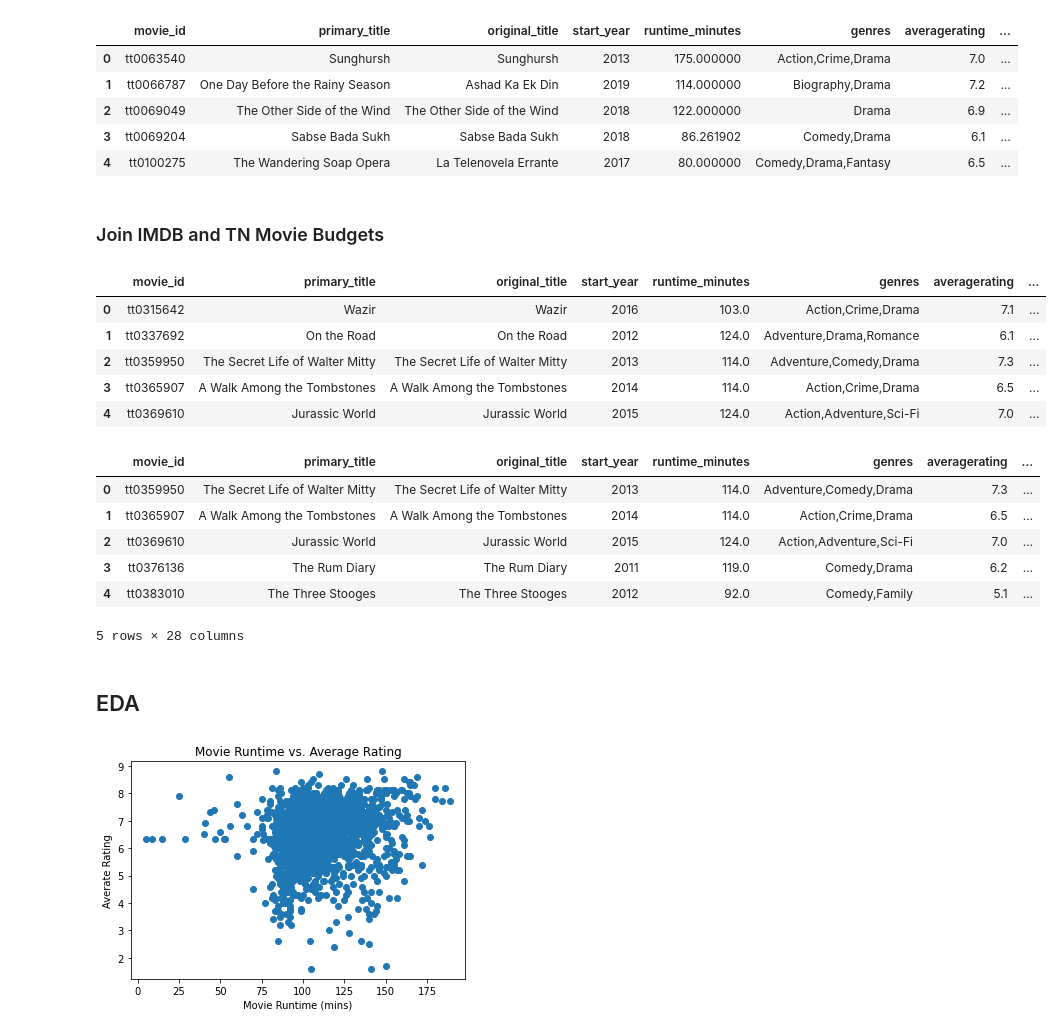
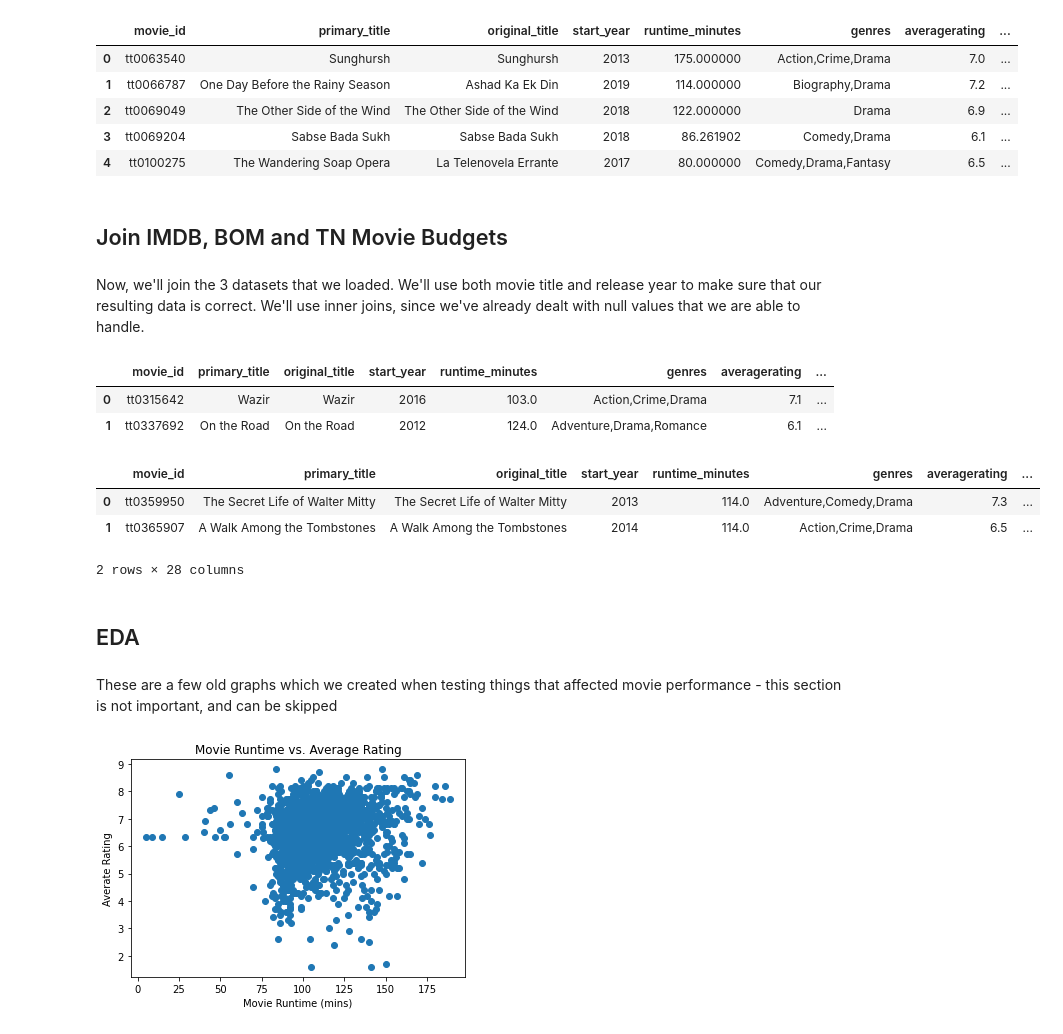
Before and after one commit to doriggs/Semester1Capstone, a Jupyter notebook: student.ipynb, the cells around one changed output. Cells and saved outputs as stored; diff of their text form; code cells hidden in the pictures.

```diff
--- a/student.ipynb
+++ b/student.ipynb
@@ -88,21 +106,20 @@ imdb_df.head()
 | 3 | tt0069204 | Sabse Bada Sukh | Sabse Bada Sukh | 2018 | 86.261902 | Comedy,Drama | 6.1 | ... |
 | 4 | tt0100275 | The Wandering Soap Opera | La Telenovela Errante | 2017 | 80.000000 | Comedy,Drama,Fantasy | 6.5 | ... |
 # %% [markdown]
-### Join IMDB and TN Movie Budgets
+## Join IMDB, BOM and TN Movie Budgets
+# %% [markdown]
+Now, we'll join the 3 datasets that we loaded. We'll use both movie title and release year to make sure that our resulting data is correct. We'll use inner joins, since we've already dealt with null values that we are able to handle.
 # %%
 # merging datasets imdb (cleaned) and bom (cleaned) with inner join
 # on movie titles and year of movie release
 imdb_df_c = imdb_df.merge(bom_df, how = "inner",
                           left_on = ["primary_title", "start_year"],
                           right_on = ["title","year"])
-imdb_df_c.head(5)
+imdb_df_c.head(2)
 # %% [output]
 |  | movie_id | primary_title | original_title | start_year | runtime_minutes | genres | averagerating | ... |
 | 0 | tt0315642 | Wazir | Wazir | 2016 | 103.0 | Action,Crime,Drama | 7.1 | ... |
 | 1 | tt0337692 | On the Road | On the Road | 2012 | 124.0 | Adventure,Drama,Romance | 6.1 | ... |
-| 2 | tt0359950 | The Secret Life of Walter Mitty | The Secret Life of Walter Mitty | 2013 | 114.0 | Adventure,Comedy,Drama | 7.3 | ... |
-| 3 | tt0365907 | A Walk Among the Tombstones | A Walk Among the Tombstones | 2014 | 114.0 | Action,Crime,Drama | 6.5 | ... |
-| 4 | tt0369610 | Jurassic World | Jurassic World | 2015 | 124.0 | Action,Adventure,Sci-Fi | 7.0 | ... |
 # %%
 # merging datasets imdb_c (cleaned) and tn (cleaned) with inner join
 # on movie titles and year of movie release
@@ -128,17 +145,16 @@ imdb_df_c2["release_season"] = seasons
 imdb_df_c2["adjusted_worldwide"] = imdb_df_c2["worldwide_gross"] - imdb_df_c2["production_budget"]
 
 # it's beautiful
-imdb_df_c2.head(5)
+imdb_df_c2.head(2)
 # %% [output]
 |  | movie_id | primary_title | original_title | start_year | runtime_minutes | genres | averagerating | ... |
 | 0 | tt0359950 | The Secret Life of Walter Mitty | The Secret Life of Walter Mitty | 2013 | 114.0 | Adventure,Comedy,Drama | 7.3 | ... |
 | 1 | tt0365907 | A Walk Among the Tombstones | A Walk Among the Tombstones | 2014 | 114.0 | Action,Crime,Drama | 6.5 | ... |
-| 2 | tt0369610 | Jurassic World | Jurassic World | 2015 | 124.0 | Action,Adventure,Sci-Fi | 7.0 | ... |
-| 3 | tt0376136 | The Rum Diary | The Rum Diary | 2011 | 119.0 | Comedy,Drama | 6.2 | ... |
-| 4 | tt0383010 | The Three Stooges | The Three Stooges | 2012 | 92.0 | Comedy,Family | 5.1 | ... |
-5 rows × 28 columns
+2 rows × 28 columns
 # %% [markdown]
 ## EDA
+# %% [markdown]
+These are a few old graphs which we created when testing things that affected movie performance - this section is not important, and can be skipped
 # %%
 fig, ax = plt.subplots()
 ax.scatter(imdb_df_c["runtime_minutes"], imdb_df_c["averagerating"])
```
Also changed, not shown: parts of 47 cells of this notebook.
